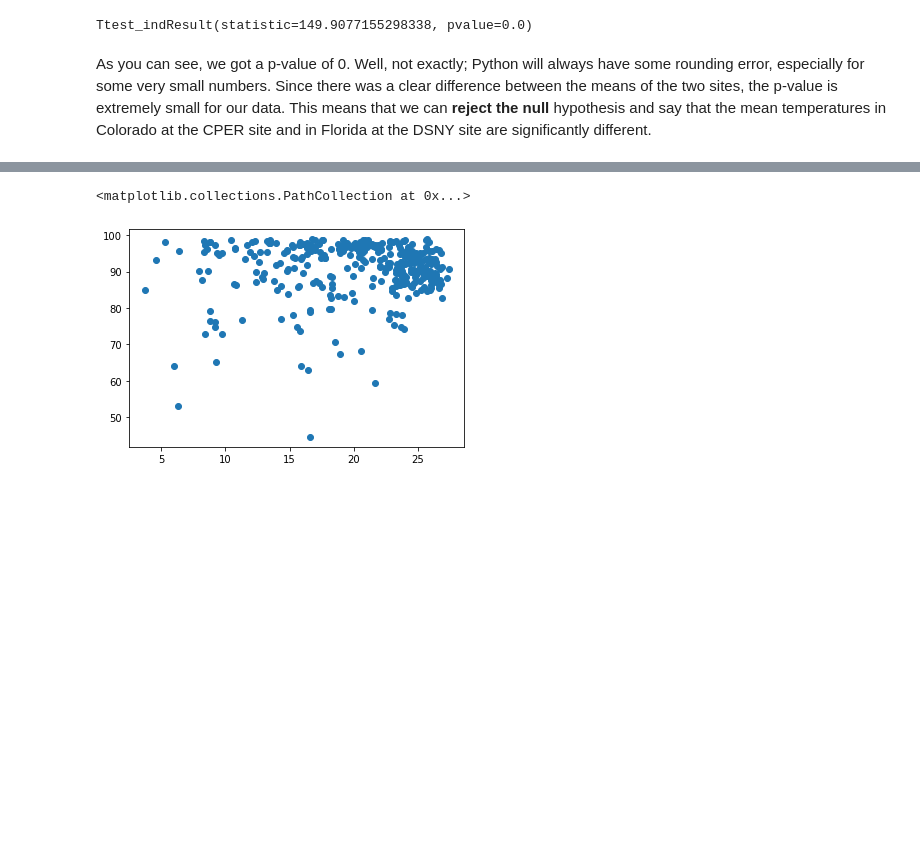
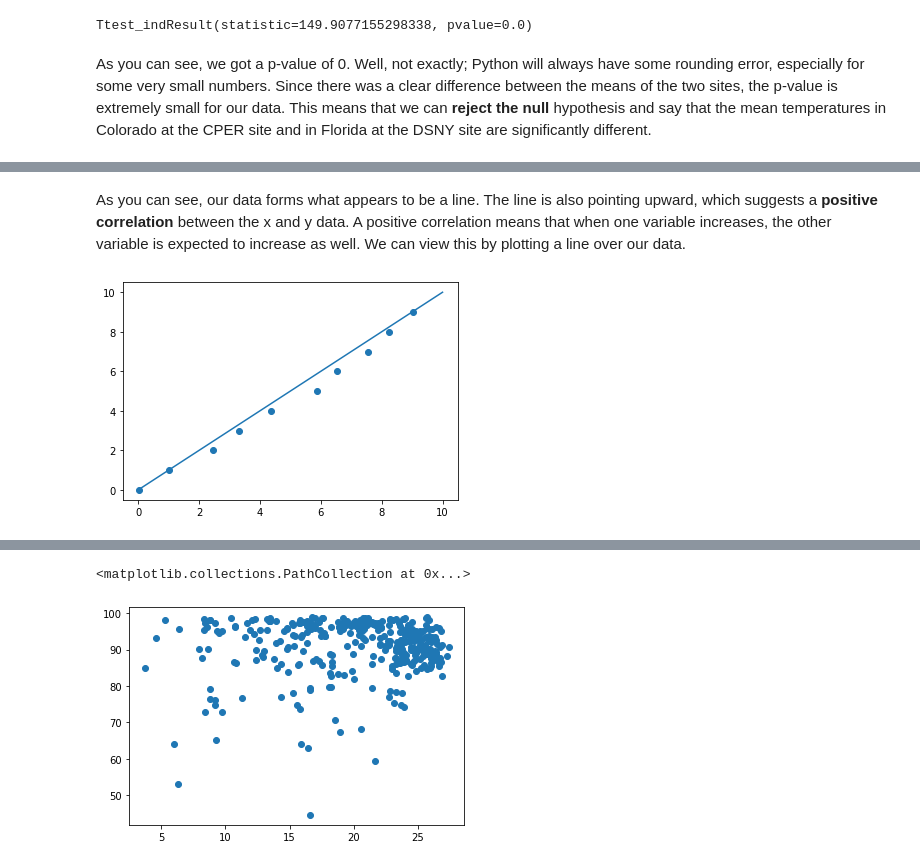
Before and after one commit to Sci-Teens/ecology-program, a Jupyter notebook: Lesson Four.ipynb, the cells around one changed output, grey strips where cells are left out. Drawn from its saved outputs; the diff is of its cells as text; code cells hidden in the pictures; blank space fills up the shorter version.

Commit message:
Add more information on correlation to lesson four

```diff
--- a/Lesson Four.ipynb
+++ b/Lesson Four.ipynb
@@ -57,0 +78,8 @@ The last type of statistical testing that we'll cover today is Correlation testi
+# %% [markdown]
+As you can see, our data forms what appears to be a line. The line is also pointing upward, which suggests a **positive correlation** between the x and y data. A positive correlation means that when one variable increases, the other variable is expected to increase as well. We can view this by plotting a line over our data.
+# %%
+plt.plot([0,10],[0,10])
+plt.scatter(X, Y)
+plt.show()
+# %% [output]
+[figure, added]
```
Also changed, not shown: parts of 23 cells of this notebook.
